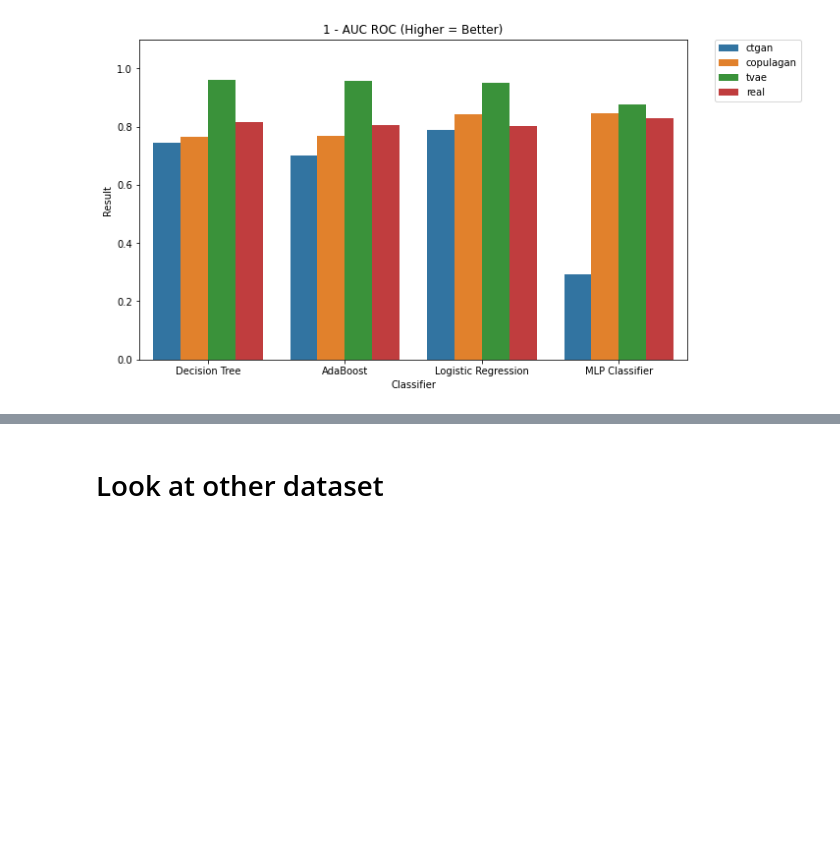
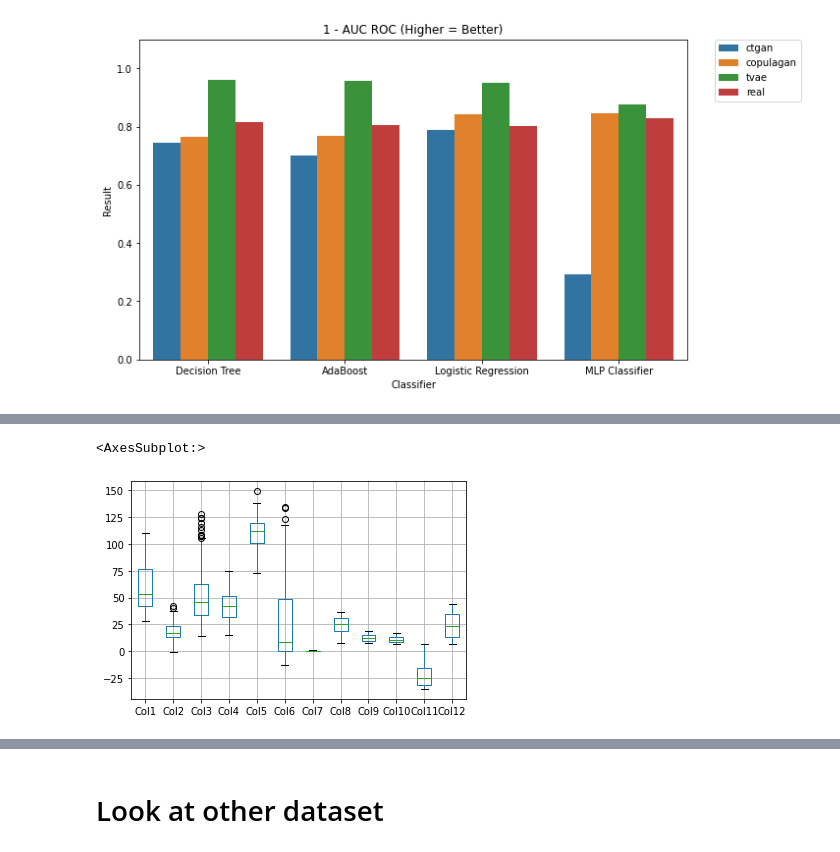
Before and after one commit to jamestgodwin/synthetic_data, a Jupyter notebook: notebooks/Test_CTGAN.ipynb, the cells around one changed output, grey strips where cells are left out. Saved outputs shown, nothing was run; the diff lists cells and outputs as text; code cells hidden in the pictures; blank space fills up the shorter version.

```diff
--- a/notebooks/Test_CTGAN.ipynb
+++ b/notebooks/Test_CTGAN.ipynb
@@ -377,0 +404,5 @@ v10_df_dict['tvae'].to_csv('../syn_data/back_pain_tvae_bergam0t_v3.csv')
+# %%
+v10_df_dict['copulagan'].boxplot()
+# %% [output]
+<AxesSubplot:>
+[figure, added]
```
Also changed, not shown: parts of 12 cells of this notebook.
